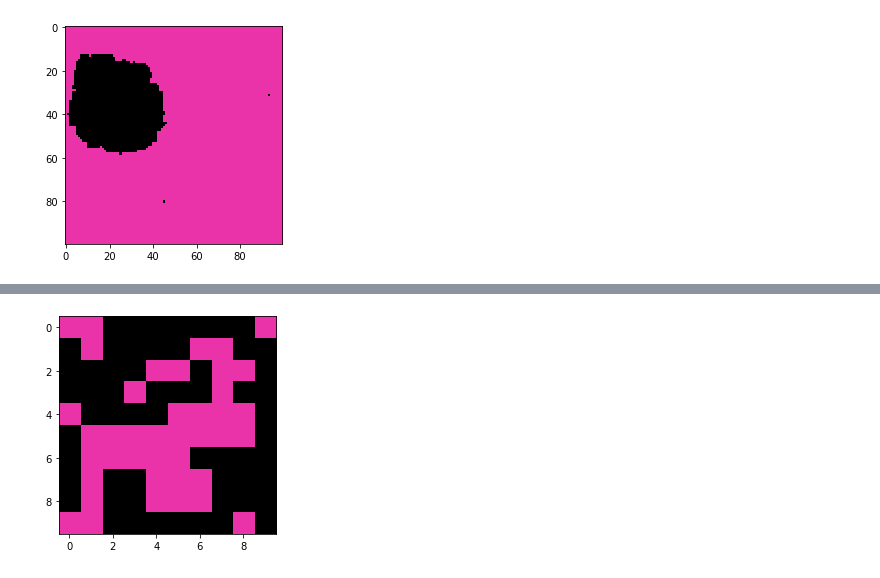
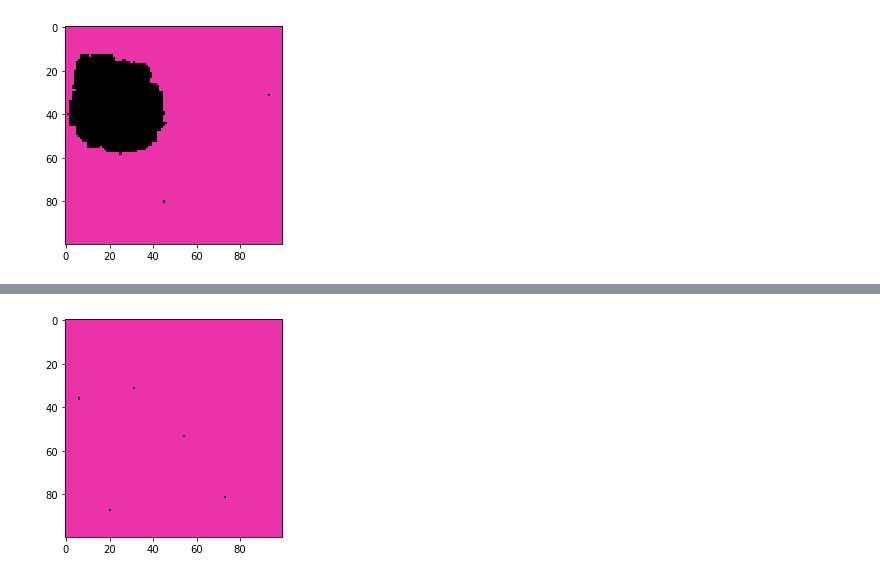
Before and after one commit to Swinkawkrawacie/Fizyka-ukladow-zlozonych, a Jupyter notebook: Generowanie_danych.ipynb, the cells around one changed output, grey strips where cells are left out. Saved outputs shown, nothing was run; the diff lists cells and outputs as text; code cells hidden in the pictures.

```diff
--- a/Generowanie_danych.ipynb
+++ b/Generowanie_danych.ipynb
@@ -385,5 +385,5 @@ plt.show()
 # %%
-plt.imshow(L10_T3_uno[8000], cmap=col_map)
+plt.imshow(L100_T1_uno[8000], cmap=col_map)
 plt.show()
 # %% [output]
-[figure, old version]
+[figure, new version]
```
Also changed, not shown: parts of 13 cells of this notebook, 1 other file.
